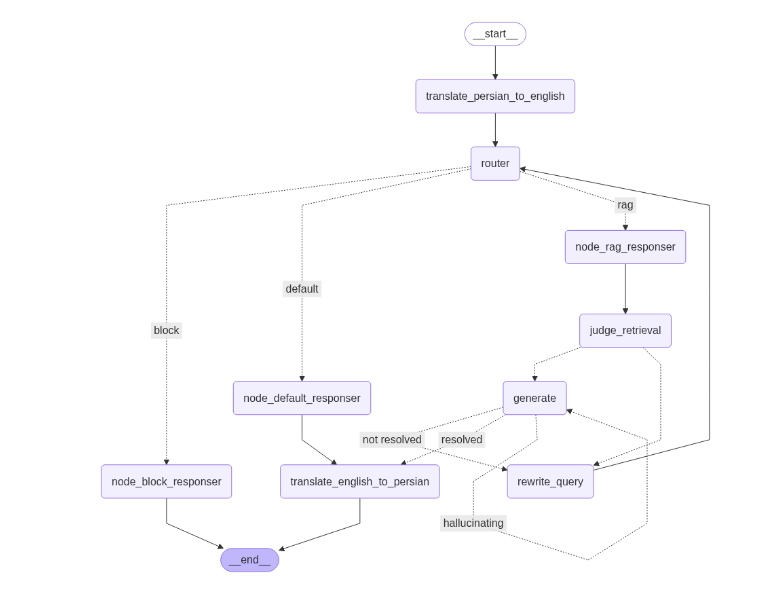
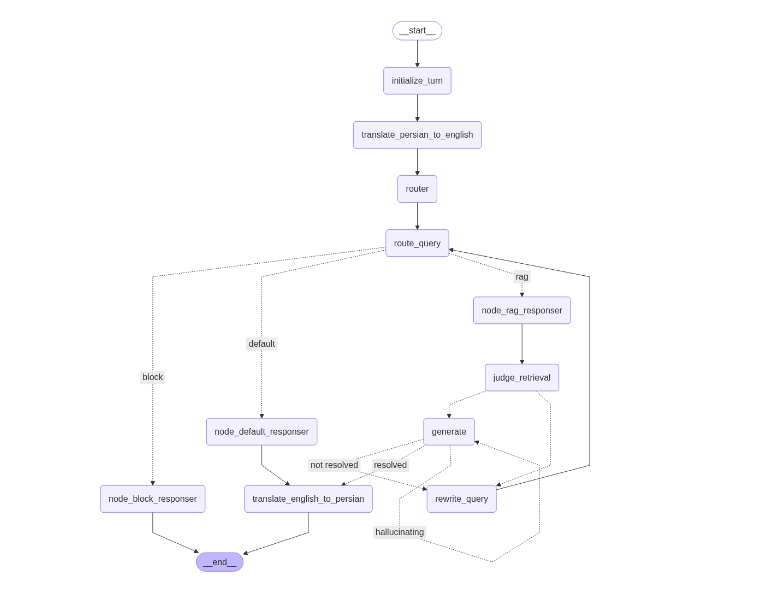
Before and after one commit to Miniohn/DataScience_Capstone, a Jupyter notebook: Chatbot_ver2/chatbot.ipynb, the cells around one changed output. Saved outputs shown, nothing was run; the diff lists cells and outputs as text; code cells hidden in the pictures.

```diff
--- a/Chatbot_ver2/chatbot.ipynb
+++ b/Chatbot_ver2/chatbot.ipynb
@@ -102,3 +124,23 @@ def save_log(state: State, response: str, route: str):
+# %%
+#---5. 초기화 노드---
+def initialize_turn(state: State) -> State:
+    """
+    새로운 대화 턴을 위한 상태 초기화
+    이전 턴의 documents, generation 등 모두 제거
+    """
+
+    print(">> INITIALIZE TURN: Clearing state for new input.")
+
+    state["documents"] = []
+    state["generation"] = ""
+    state["initial_translated"] = ""
+    state["final_translated"] = ""
+    state["route"] = ""
+    state["source"] = ""
+
+    # 세션 ID나 대화 횟수처럼 유지되어야 하는 정보는 그대로 유지
+    print("   State cleared. Documents list is now empty.")
+    return state
 # %%
 #----5. 번역 노드----
 def translate_persian_to_english(state: State) -> State:
@@ -526,8 +494,10 @@ memory = MemorySaver()
 
 graph = (
     StateGraph(State)
+    .add_node("initialize_turn", initialize_turn)
     .add_node("translate_persian_to_english", translate_persian_to_english)
     .add_node("router", router)
+    .add_node("route_query", route_query)
     .add_node("node_rag_responser", node_rag_responser)
     .add_node("node_default_responser", node_default_responser)
     .add_node("node_block_responser", node_block_responser)
@@ -535,11 +505,13 @@ graph = (
     .add_node("judge_retrieval", judge_retrieval)
     .add_node("rewrite_query", rewrite_query)
     .add_node("translate_english_to_persian", translate_english_to_persian)
-    .add_edge(START, "translate_persian_to_english")
+    .add_edge(START, "initialize_turn")
+    .add_edge("initialize_turn", "translate_persian_to_english")
     .add_edge("translate_persian_to_english", "router")
+    .add_edge("router", "route_query")
     .add_conditional_edges(
-        "router",
-        route_query,
+        "route_query",
+        lambda state: state["route"],
         {
             "rag": "node_rag_responser",
             "default": "node_default_responser",
@@ -551,36 +523,36 @@ graph = (
     .add_conditional_edges(
         "judge_retrieval",
         generate_or_rewrite_query,
         {
             "generate": "generate",
             "rewrite_query": "rewrite_query"
         }
     )
-    .add_edge("rewrite_query", "router")
+    .add_edge("rewrite_query", "route_query")
     .add_conditional_edges(
         "generate",
         judge_factfullness,
         {
             "hallucinating": "generate",
             "resolved": "translate_english_to_persian",
             "not resolved": "rewrite_query"
         }
     )
     .add_edge("translate_english_to_persian", END)
-    .add_edge("node_block_responser", END) # Explicitly end the graph after blocking
+    .add_edge("node_block_responser", END)
     .compile(checkpointer=memory)
 )
 
 
 #그래프 시각화
 from IPython.display import display, Image
 
 diagram = Image(
     graph.get_graph().draw_mermaid_png()
 )
 display(diagram)
 # %% [output]
-[figure, old version]
+[figure, new version]
 # %%
 #----8. Test----
 import uuid
```
Also changed, not shown: parts of 8 cells of this notebook, 2 other files.
